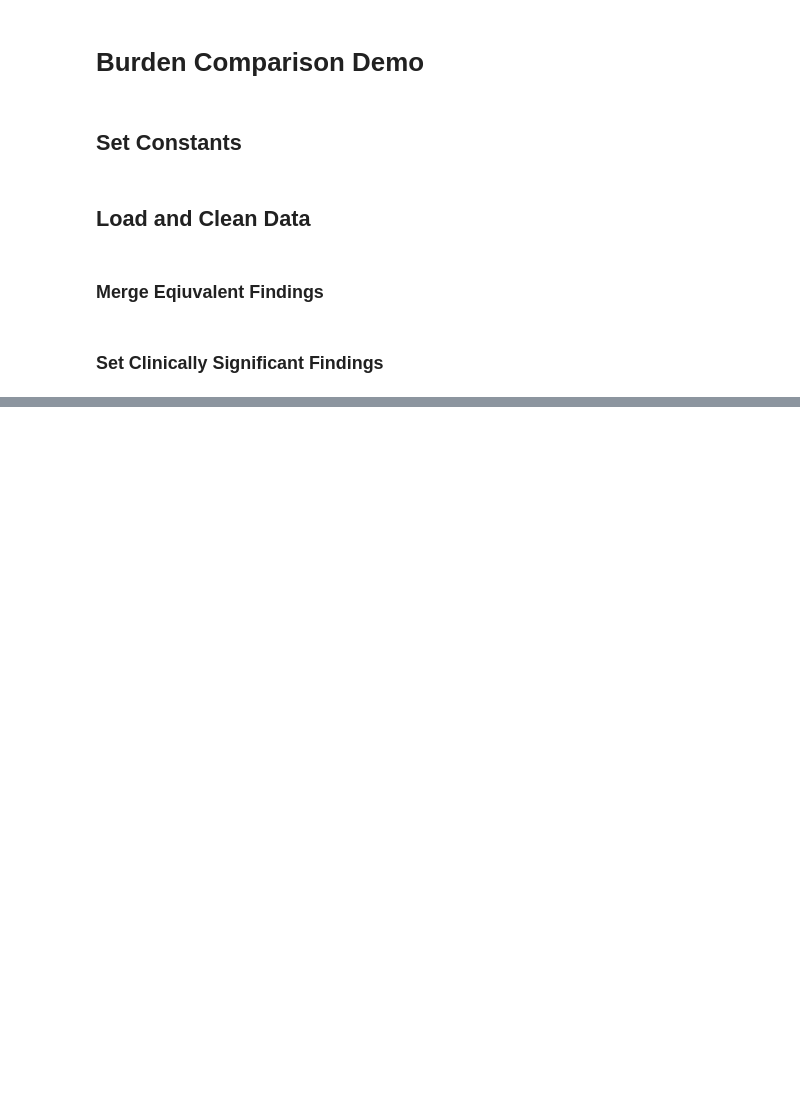
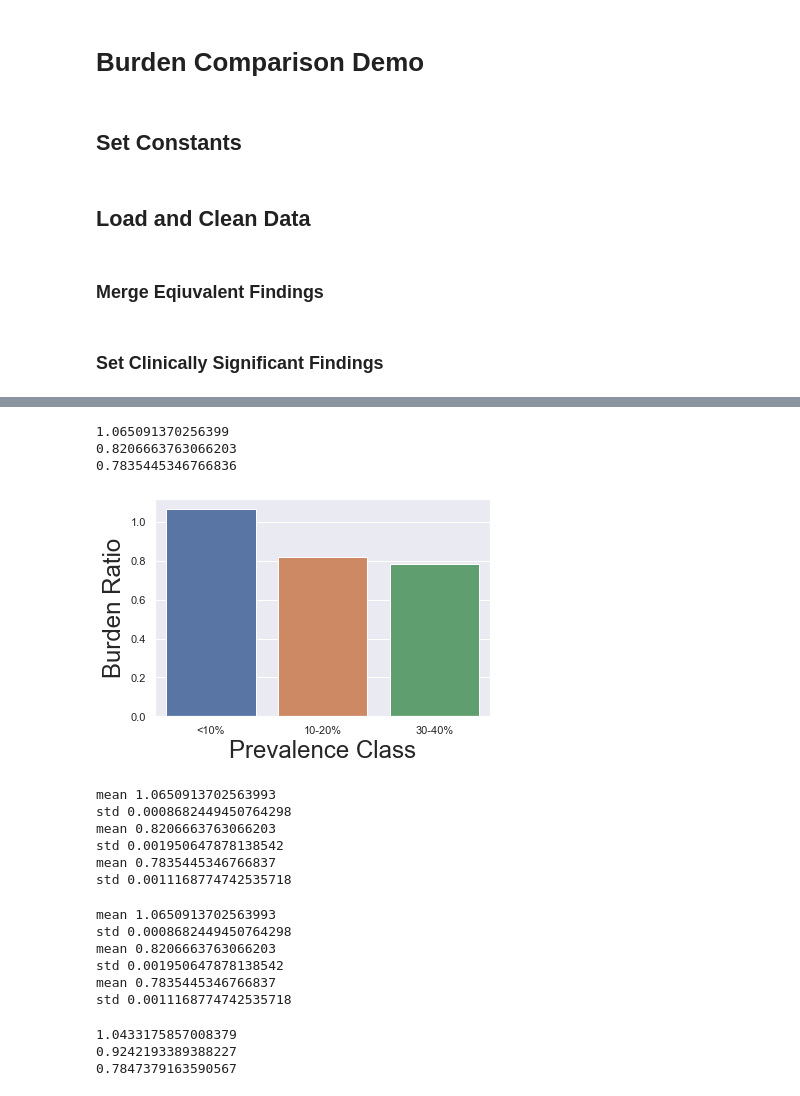
Before and after one commit to morgsmss7/RadAI_Usage, a Jupyter notebook: notebooks/Burden_Comparison_Demo.ipynb, the cells around one changed output, grey strips where cells are left out. Drawn from its saved outputs; the diff is of its cells as text; code cells hidden in the pictures; blank space fills up the shorter version.

```diff
--- a/notebooks/Burden_Comparison_Demo.ipynb
+++ b/notebooks/Burden_Comparison_Demo.ipynb
@@ -106,0 +223,71 @@ avg_ratio / 10
+# %%
+prev0_10 = list(finding_stats[finding_stats['Prevalence 0-10%']]['Finding'])
+# %%
+prev10_20 = list(finding_stats[finding_stats['Prevalence 10-20%']]['Finding'])
+# %%
+prev30_40 = list(finding_stats[finding_stats['Prevalence 30-40%']]['Finding'])
+# %%
+prev_list = [prev0_10, prev10_20, prev30_40]
+prev_names = ['<10%', '10-20%', '30-40%']
+prevs = []
+prev_ratios = []
+trials = []
+for (prev_class, prev_name) in zip(prev_list, prev_names):
+    avg_ratio = 0
+    for i in range(10):
+        trials.append(i)
+        prevs.append(prev_name)
+        ratio = utils.pipeline_comparison(data, 0.8, 0.03, 0.05, prev_class, sig_findings, constants, print_it=False)
+        prev_ratios.append(ratio)
+        avg_ratio += ratio
+# %% [output]
+1.065091370256399
+0.8206663763066203
+0.7835445346766836
+# %%
+df_prev = pd.DataFrame(np.array([prevs, prev_ratios, trials]).T, columns = ['Prevalence Class', 'Burden Ratio', 'Trial'])
+df_prev['Burden Ratio'] = df_prev['Burden Ratio'].astype(float)
+sns.barplot(data=df_prev, x='Prevalence Class', y='Burden Ratio', errorbar=('ci',95))
+plt.show()
+# %% [output]
+[figure, added]
+mean 1.0650913702563993
+std 0.0008682449450764298
+mean 0.8206663763066203
+std 0.001950647878138542
+mean 0.7835445346766837
+std 0.0011168774742535718
+# %%
+for prev_name in prev_names:
+    print('mean', df_prev[df_prev['Prevalence Class'] == prev_name]['Burden Ratio'].mean())
+    print('std', df_prev[df_prev['Prevalence Class'] == prev_name]['Burden Ratio'].std())
+# %% [output]
+mean 1.0650913702563993
+std 0.0008682449450764298
+mean 0.8206663763066203
+std 0.001950647878138542
+mean 0.7835445346766837
+std 0.0011168774742535718
+# %%
+dis0_10 = list(finding_stats[finding_stats['Disagreement Rate 0-10%']]['Finding'])
+dis10_20 = list(finding_stats[finding_stats['Disagreement Rate 10-20%']]['Finding'])
+dis20_30 = list(finding_stats[finding_stats['Disagreement Rate 20-30%']]['Finding'])
+dis_list = [dis0_10, dis10_20, dis20_30]
+dis_names = ['<10%', '10-20%', '20-30%']
+dis_s = []
+dis_ratios = []
+trials = []
+
+for (dis_class, dis_name) in zip(dis_list, dis_names):
+    avg_ratio = 0
+    for i in range(10):
+        trials.append(i)
+        dis_s.append(dis_name)
+        ratio = utils.pipeline_comparison(data, 0.8, 0.03, 0.05, dis_class, sig_findings, constants, print_it=False)
+        dis_ratios.append(ratio)
+        avg_ratio += ratio
+    print(avg_ratio / 10)
+# %% [output]
+1.0433175857008379
+0.9242193389388227
+0.7847379163590567
```
Also changed, not shown: parts of 43 cells of this notebook, 1 other file.
